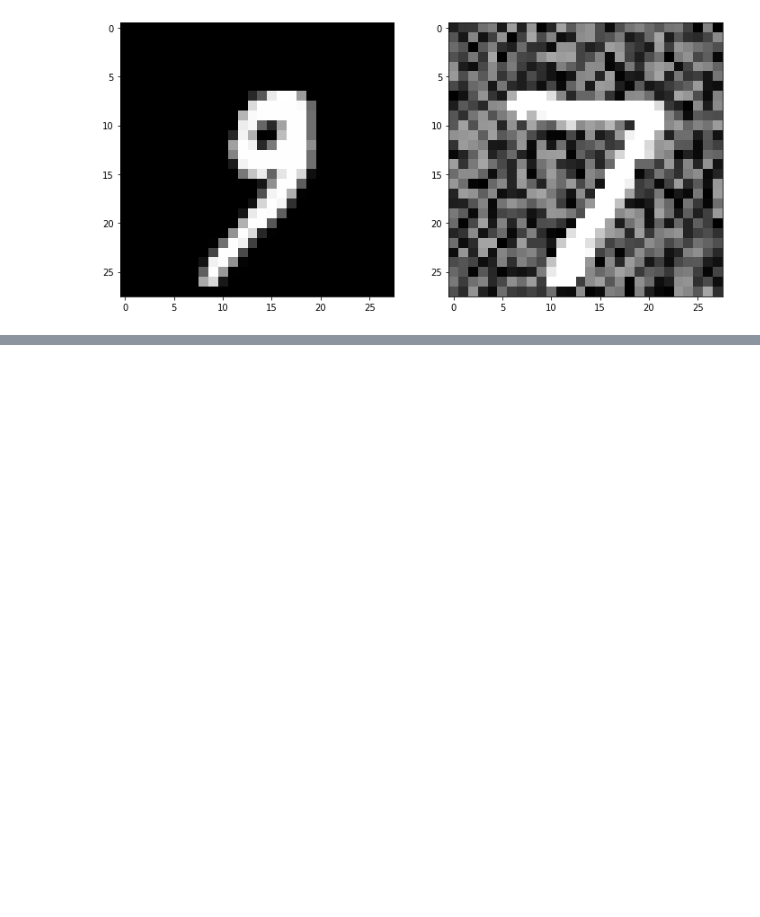
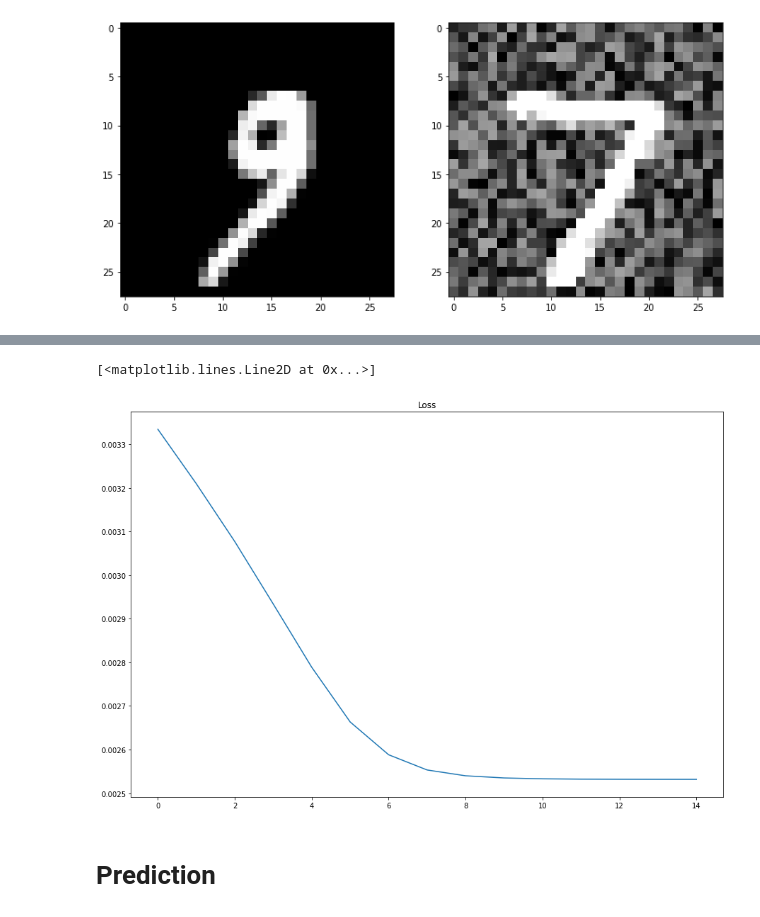
Before and after one commit to johnwslee/Data_Science_Libraries, a Jupyter notebook: PyTorch/anomaly_detection_autoencoder.ipynb, the cells around one changed output, grey strips where cells are left out. Drawn from its saved outputs; the diff is of its cells as text; code cells hidden in the pictures; blank space fills up the shorter version.

```diff
--- a/PyTorch/anomaly_detection_autoencoder.ipynb
+++ b/PyTorch/anomaly_detection_autoencoder.ipynb
@@ -101,0 +153,8 @@ an_test.to_csv('data/mnist_test_anom.csv')          # save
+# %%
+# Training Parameters
+
+batch_size = 32
+lr = 1e-2   # learning rate
+w_d = 1e-5  # weight decay
+momentum = 0.9
+epochs = 15
@@ -101,0 +195,31 @@ an_test.to_csv('data/mnist_test_anom.csv')          # save
+# %%
+metrics = defaultdict(list)
+device = 'cpu'       #'cuda' if torch.cuda.is_available() else 'cpu'
+model = AE()
+model.to(device)
+criterion = nn.MSELoss(reduction='mean')
+optimizer = torch.optim.SGD(model.parameters(), lr=lr, weight_decay=w_d)
+# %%
+# Training
+
+model.train()
+start = time.time()
+for epoch in range(epochs):
+    ep_start = time.time()
+    running_loss = 0.0
+    for bx, (data) in enumerate(train_):
+        sample = model(data.to(device))
+        loss = criterion(data.to(device), sample)
+        optimizer.zero_grad()
+        loss.backward()
+        optimizer.step()
+        running_loss += loss.item()
+    epoch_loss = running_loss/len(train_set)
+    metrics['train_loss'].append(epoch_loss)
+    ep_end = time.time()
+    print('-----------------------------------------------')
+    print('[EPOCH] {}/{}\n[LOSS] {}'.format(epoch+1,epochs,epoch_loss))
+    print('Epoch Complete in {}'.format(timedelta(seconds=ep_end-ep_start)))
+end = time.time()
+print('-----------------------------------------------')
+print('[System Complete: {}]'.format(timedelta(seconds=end-start)))
@@ -101,0 +244,11 @@ an_test.to_csv('data/mnist_test_anom.csv')          # save
+# %%
+# Training Loss
+
+_, ax = plt.subplots(1,1,figsize=(15,10))
+ax.set_title('Loss')
+ax.plot(metrics['train_loss'])
+# %% [output]
+[<matplotlib.lines.Line2D at 0x...>]
+[figure, added]
+# %% [markdown]
+# Prediction
```
Also changed, not shown: parts of 13 cells of this notebook.
